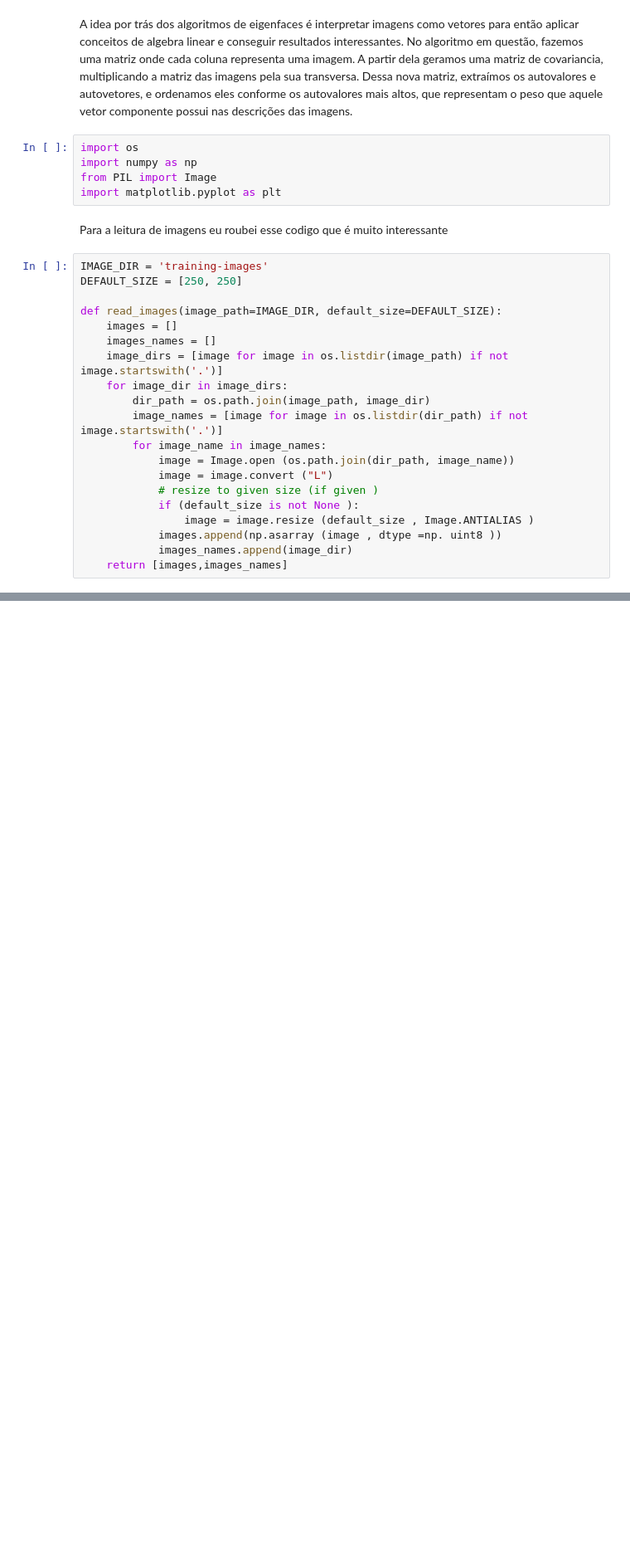
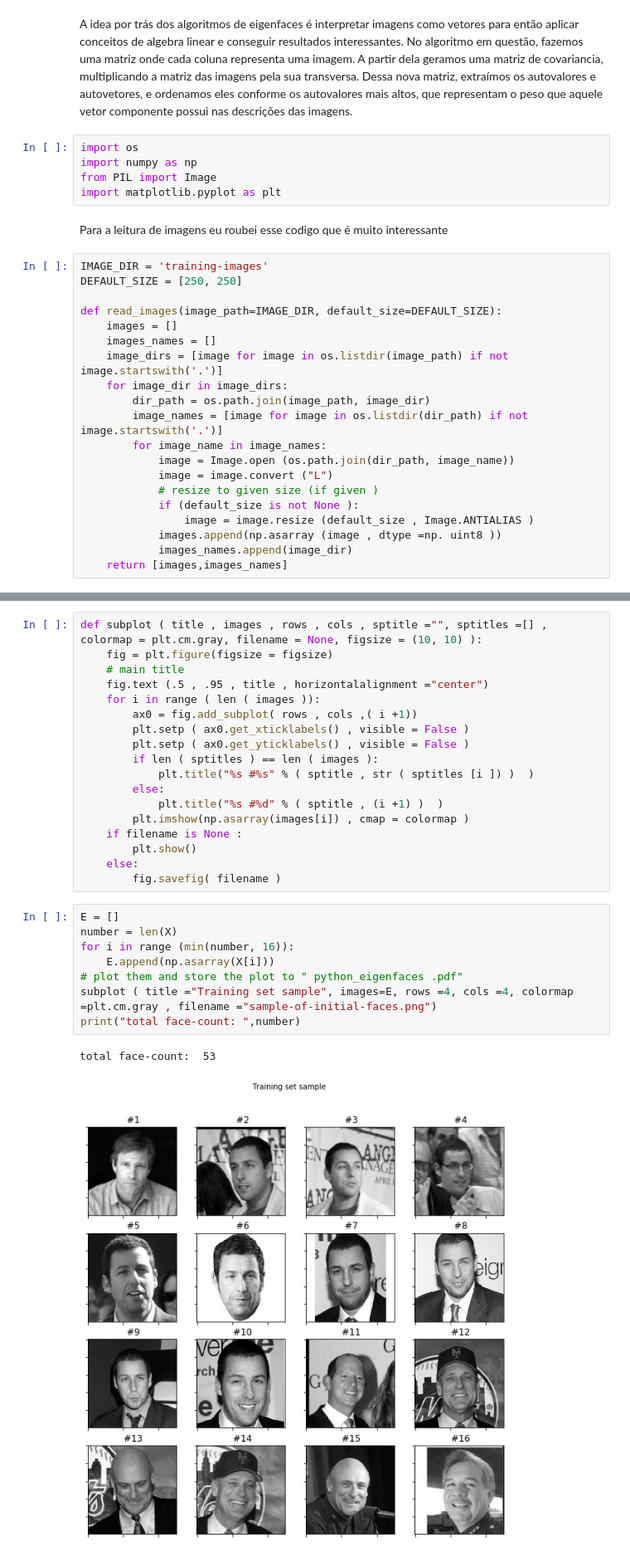
Before and after one commit to LucasTreuke/eigenfaces, a Jupyter notebook: eigenfaces.ipynb, the cells around one changed output, grey strips where cells are left out. Shown at 83% size. Drawn from its saved outputs; the diff is of its cells as text; blank space fills up the shorter version.

```diff
--- a/eigenfaces.ipynb
+++ b/eigenfaces.ipynb
@@ -37,0 +76,29 @@ FileNotFoundError: [Errno 2] No such file or directory: 'training-images'
+# %%
+def subplot ( title , images , rows , cols , sptitle ="", sptitles =[] , colormap = plt.cm.gray, filename = None, figsize = (10, 10) ):
+    fig = plt.figure(figsize = figsize)
+    # main title
+    fig.text (.5 , .95 , title , horizontalalignment ="center")
+    for i in range ( len ( images )):
+        ax0 = fig.add_subplot( rows , cols ,( i +1))
+        plt.setp ( ax0.get_xticklabels() , visible = False )
+        plt.setp ( ax0.get_yticklabels() , visible = False )
+        if len ( sptitles ) == len ( images ):
+            plt.title("%s #%s" % ( sptitle , str ( sptitles [i ]) )  )
+        else:
+            plt.title("%s #%d" % ( sptitle , (i +1) )  )
+        plt.imshow(np.asarray(images[i]) , cmap = colormap )
+    if filename is None :
+        plt.show()
+    else:
+        fig.savefig( filename )
+# %%
+E = []
+number = len(X)
+for i in range (min(number, 16)):
+    E.append(np.asarray(X[i]))
+# plot them and store the plot to " python_eigenfaces .pdf"
+subplot ( title ="Training set sample", images=E, rows =4, cols =4, colormap =plt.cm.gray , filename ="sample-of-initial-faces.png")
+print("total face-count: ",number)
+# %% [output]
+total face-count:  53
+[figure, added]
```
Also changed, not shown: parts of 9 cells of this notebook, 1 other file.
